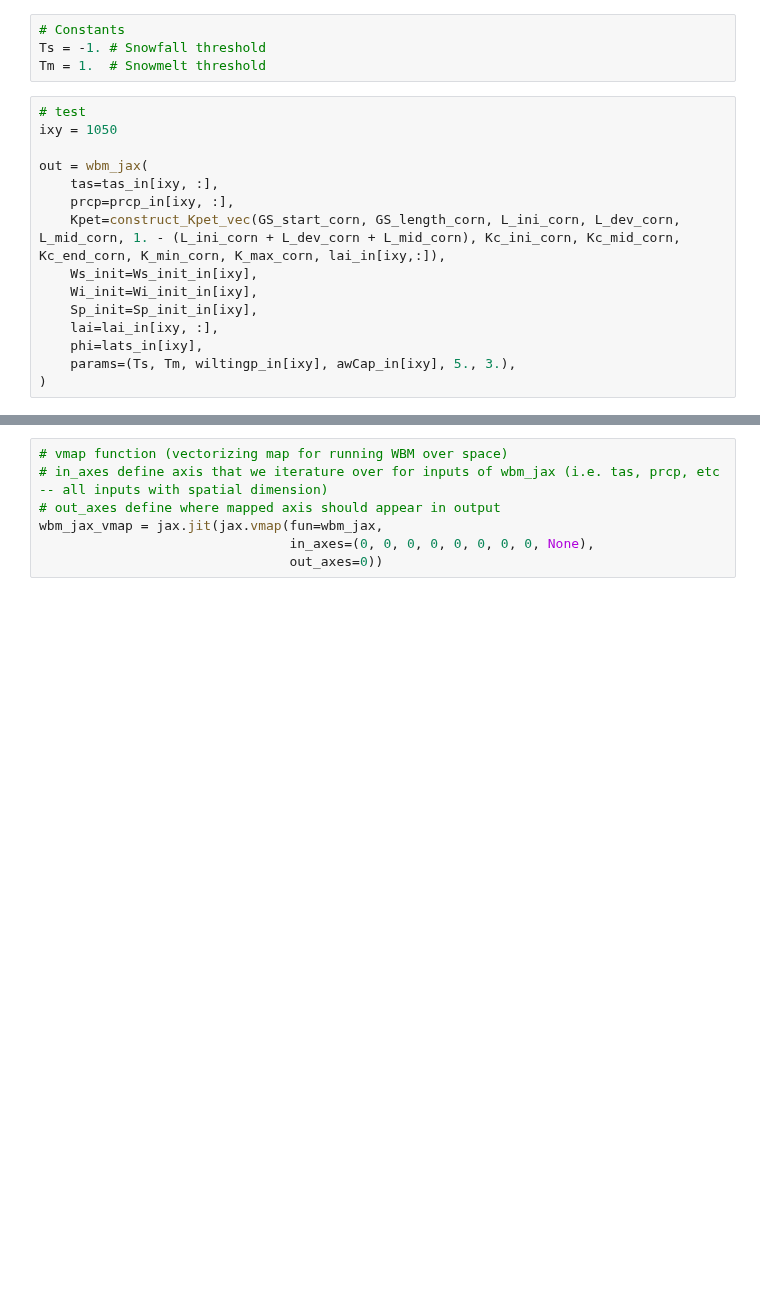
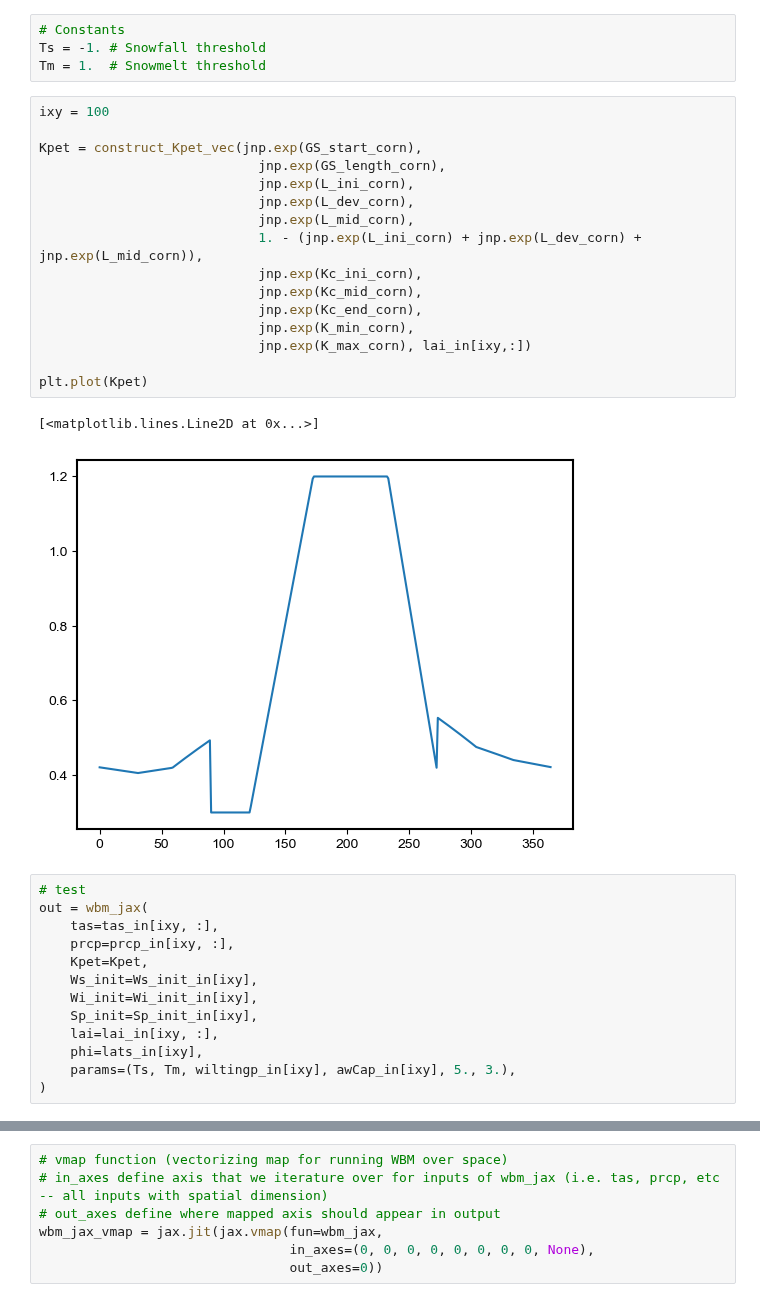
Before and after one commit to david0811/lafferty-etal-2024-tbd, a Jupyter notebook: code/02a_WBM_calibration.ipynb, the cells around one changed output, grey strips where cells are left out. Saved outputs shown, nothing was run; the diff lists cells and outputs as text; blank space fills up the shorter version.

```diff
--- a/code/02a_WBM_calibration.ipynb
+++ b/code/02a_WBM_calibration.ipynb
@@ -207,14 +233,31 @@ params_in = jnp.array([awCap_scalar, wiltingp_scalar, \
 # Constants
 Ts = -1. # Snowfall threshold
 Tm = 1.  # Snowmelt threshold
+# %%
+ixy = 100
+
+Kpet = construct_Kpet_vec(jnp.exp(GS_start_corn),
+                            jnp.exp(GS_length_corn),
+                            jnp.exp(L_ini_corn),
+                            jnp.exp(L_dev_corn),
+                            jnp.exp(L_mid_corn),
+                            1. - (jnp.exp(L_ini_corn) + jnp.exp(L_dev_corn) + jnp.exp(L_mid_corn)),
+                            jnp.exp(Kc_ini_corn),
+                            jnp.exp(Kc_mid_corn),
+                            jnp.exp(Kc_end_corn),
+                            jnp.exp(K_min_corn),
+                            jnp.exp(K_max_corn), lai_in[ixy,:])
+
+plt.plot(Kpet)
+# %% [output]
+[<matplotlib.lines.Line2D at 0x...>]
+[figure, added]
 # %%
 # test
-ixy = 1050
-
 out = wbm_jax(
     tas=tas_in[ixy, :],
     prcp=prcp_in[ixy, :],
-    Kpet=construct_Kpet_vec(GS_start_corn, GS_length_corn, L_ini_corn, L_dev_corn, L_mid_corn, 1. - (L_ini_corn + L_dev_corn + L_mid_corn), Kc_ini_corn, Kc_mid_corn, Kc_end_corn, K_min_corn, K_max_corn, lai_in[ixy,:]),
+    Kpet=Kpet,
     Ws_init=Ws_init_in[ixy],
     Wi_init=Wi_init_in[ixy],
     Sp_init=Sp_init_in[ixy],
```
Also changed, not shown: parts of 26 cells of this notebook, 2 other files.
